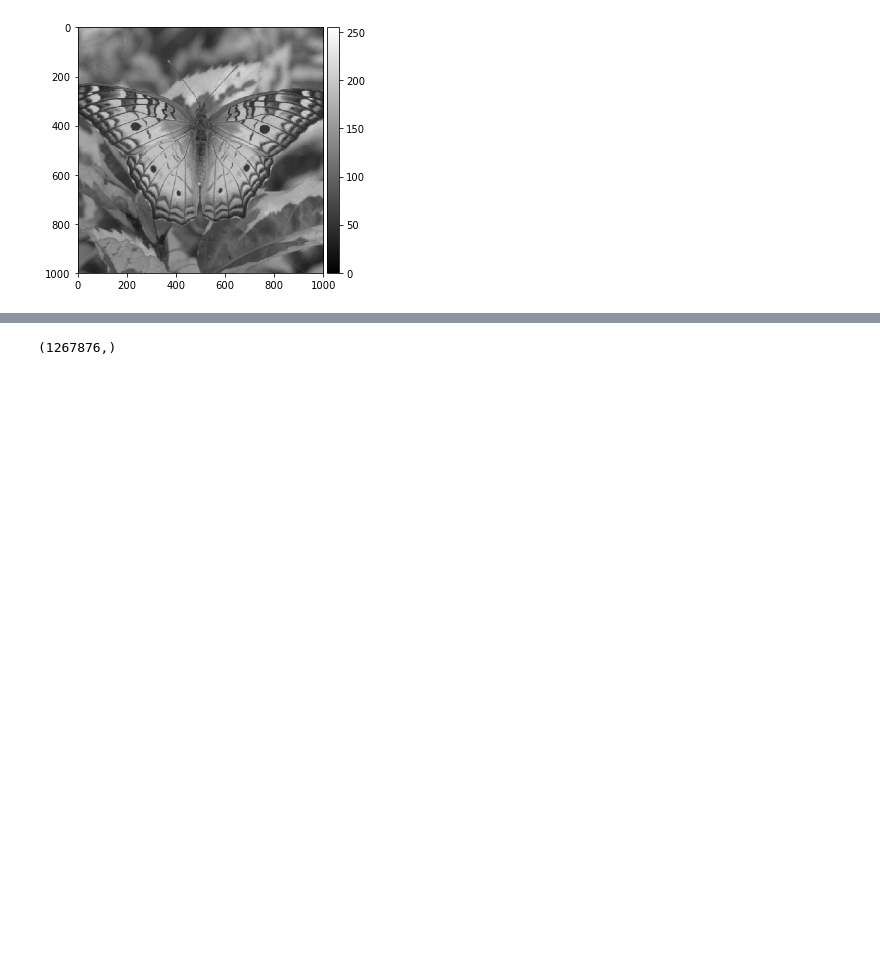
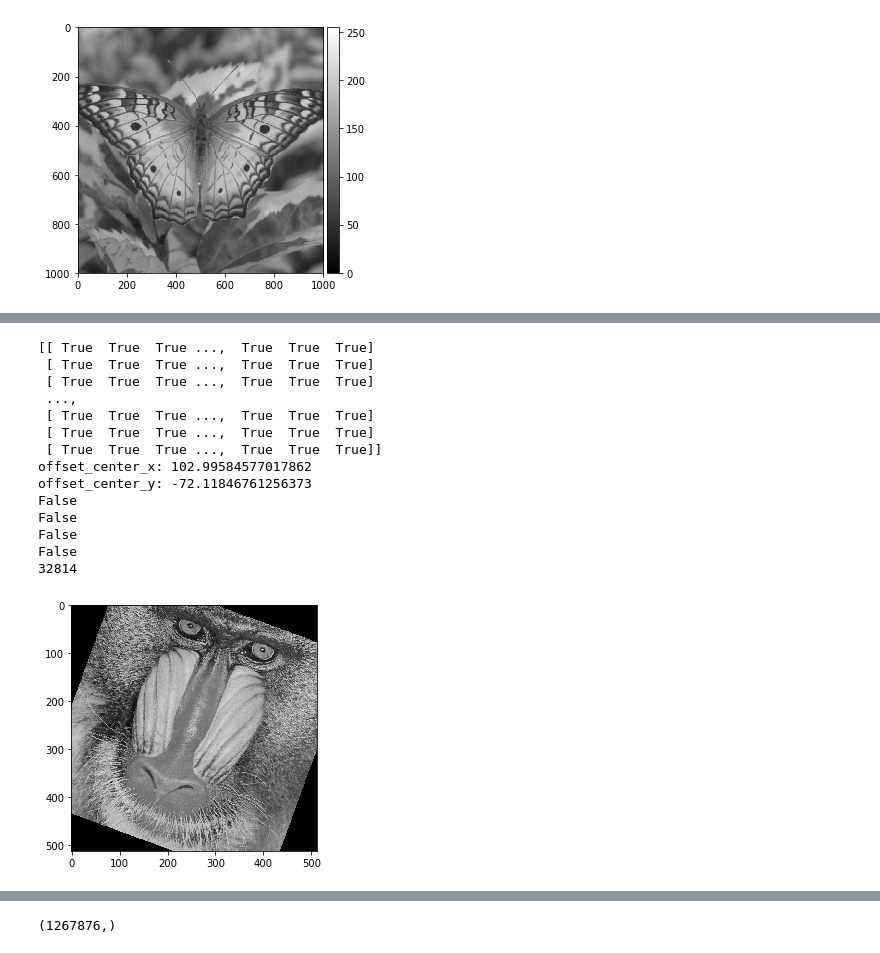
Before and after one commit to edgartanaka/mo443, a Jupyter notebook: ex4/ex4.ipynb, the cells around one changed output, grey strips where cells are left out. Cells and saved outputs as stored; diff of their text form; code cells hidden in the pictures; blank space fills up the shorter version.

Commit message:
rotate 1 done

```diff
--- a/ex4/ex4.ipynb
+++ b/ex4/ex4.ipynb
@@ -187,0 +186,80 @@ scaled shape: [1000 1000]
+# %%
+# Rotate
+
+# theta in radians
+def my_rotate(original_img, theta):
+    indexes = np.indices(original_img.shape)
+#     indexes = np.indices(np.multiply(2, original_img.shape))
+
+    x = indexes[0]
+    y = indexes[1]
+    w = original_img.shape[0]
+    h = original_img.shape[1]
+    x_ = (x * math.cos(theta)) - (y * math.sin(theta))
+    y_ = (x * math.sin(theta)) + (y * math.cos(theta))
+
+#     print(indexes[0] >= 0 * indexes[1] >= 0)
+    print(indexes[1] >= 0)
+
+#     print("filter_valid_coordinates shape:", filter_valid_coordinates.shape)
+#     indexes = indexes[filter_valid_coordinates]
+
+
+    center_x = ((w/2) * math.cos(theta)) - ((h/2) * math.sin(theta))
+    center_y = ((w/2) * math.sin(theta)) + ((h/2) * math.cos(theta))
+    offset_x = (w/2) - center_x
+    offset_y = (h/2) - center_y
+    print("offset_center_x:", offset_x)
+    print("offset_center_y:", offset_y)
+
+    x_ += offset_x
+    y_ += offset_y
+
+    x = np.clip(x_, 0, w - 1).round().astype(int)
+    y = np.clip(y_, 0, h - 1).round().astype(int)
+
+#     x = np.round(x).astype(int)
+#     y = np.round(y).astype(int)
+
+    # filter valid coordinates
+    filter_invalid_coordinates = np.logical_or(
+        np.logical_or(x_ > w-1, y_ > h-1),
+        np.logical_or(x_ < 0, y_ < 0)
+    )
+    print(np.any(x > w))
+    print(np.any(y > h))
+    print(np.any(x < 0))
+    print(np.any(y < 0))
+
+    # interpolation
+    scaled_img = original_img[x, y]
+    print(np.sum(filter_invalid_coordinates))
+    scaled_img[filter_invalid_coordinates] = 0
+
+    # save scaled image
+#     io.imsave('rotated1.', scaled_img)
+    io.imshow(scaled_img)
+    plt.show()
+
+original_img = misc.imread('baboon.png')
+my_rotate(original_img, math.pi/9)
+
+import skimage
+io.imshow(skimage.transform.rotate(original_img, 45))
+plt.show()
+# %% [output]
+[[ True  True  True ...,  True  True  True]
+ [ True  True  True ...,  True  True  True]
+ [ True  True  True ...,  True  True  True]
+ ...,
+ [ True  True  True ...,  True  True  True]
+ [ True  True  True ...,  True  True  True]
+ [ True  True  True ...,  True  True  True]]
+offset_center_x: 102.99584577017862
+offset_center_y: -72.11846761256373
+False
+False
+False
+False
+32814
+[figure, added]
```
Also changed, not shown: parts of 6 cells of this notebook.
